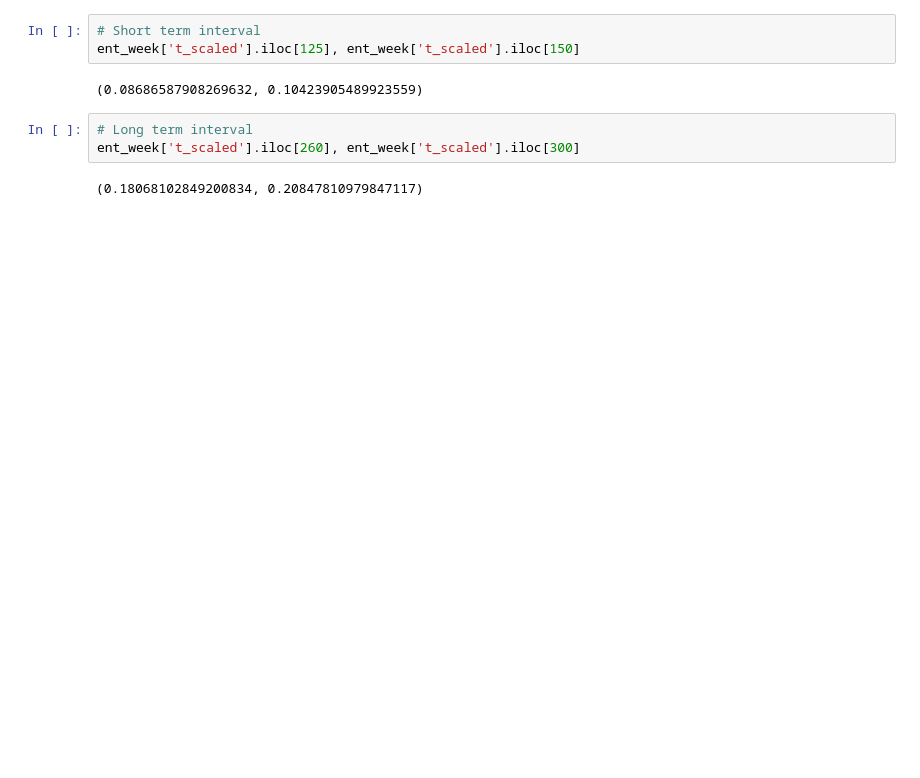
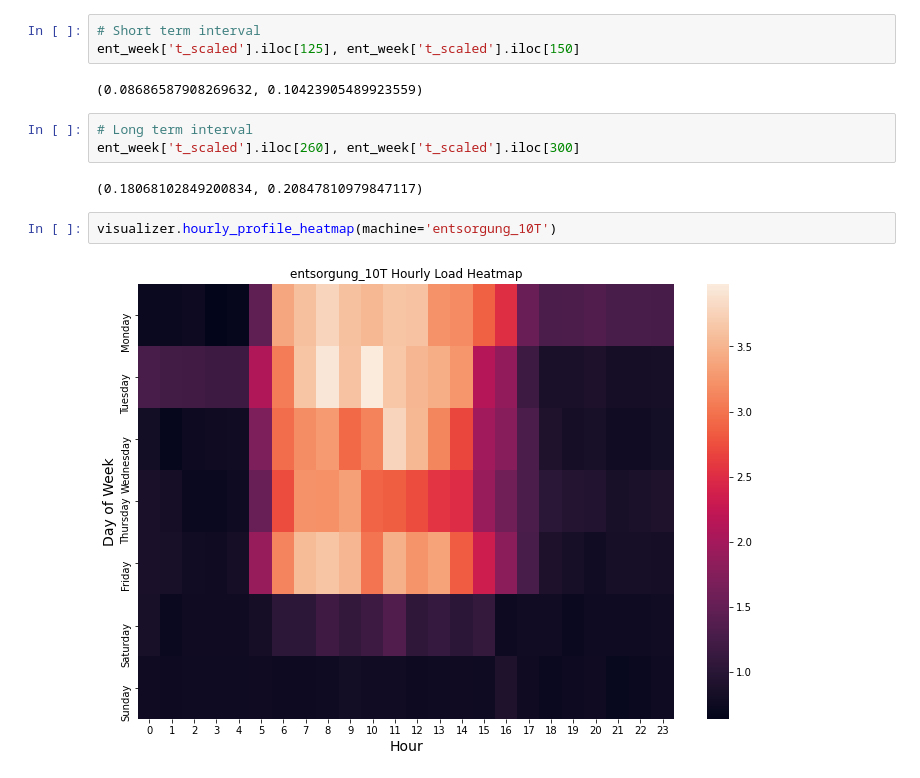
Before and after one commit to GStechschulte/energy-efficiency, a Jupyter notebook: EDA/gassmann_load_profiles/entsorgung.ipynb, the cells around one changed output. Saved outputs shown, nothing was run; the diff lists cells and outputs as text; blank space fills up the shorter version.

```diff
--- a/EDA/gassmann_load_profiles/entsorgung.ipynb
+++ b/EDA/gassmann_load_profiles/entsorgung.ipynb
@@ -83,3 +68,7 @@ ent_week['t_scaled'].iloc[125], ent_week['t_scaled'].iloc[150]
 ent_week['t_scaled'].iloc[260], ent_week['t_scaled'].iloc[300]
 # %% [output]
 (0.18068102849200834, 0.20847810979847117)
+# %%
+visualizer.hourly_profile_heatmap(machine='entsorgung_10T')
+# %% [output]
+[figure, added]
```
Also changed, not shown: parts of 9 cells of this notebook, 1 other file.
